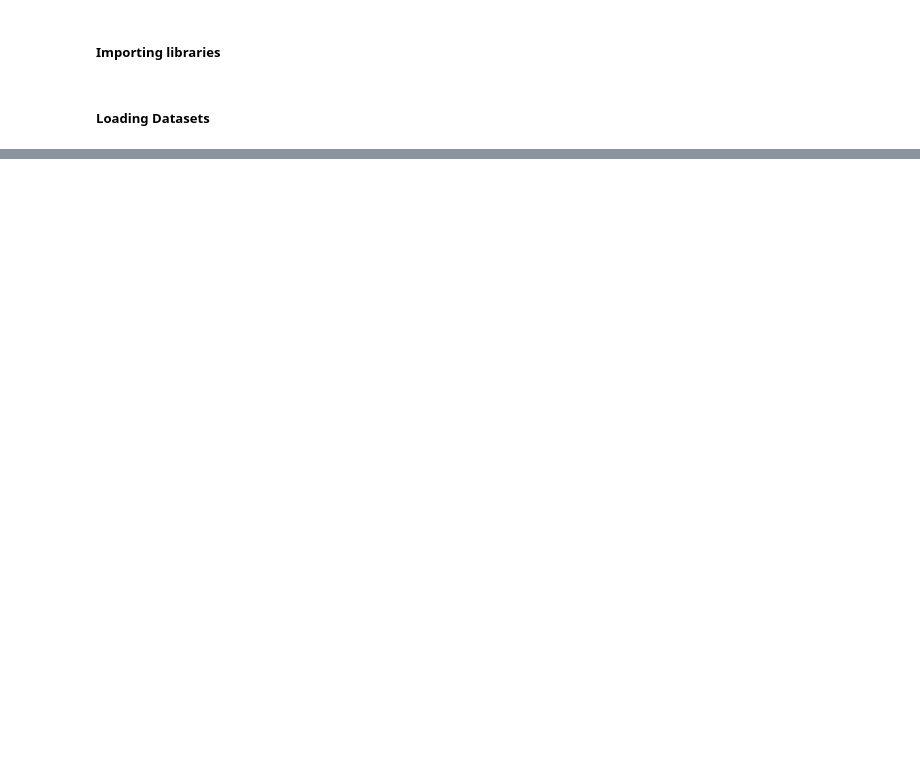
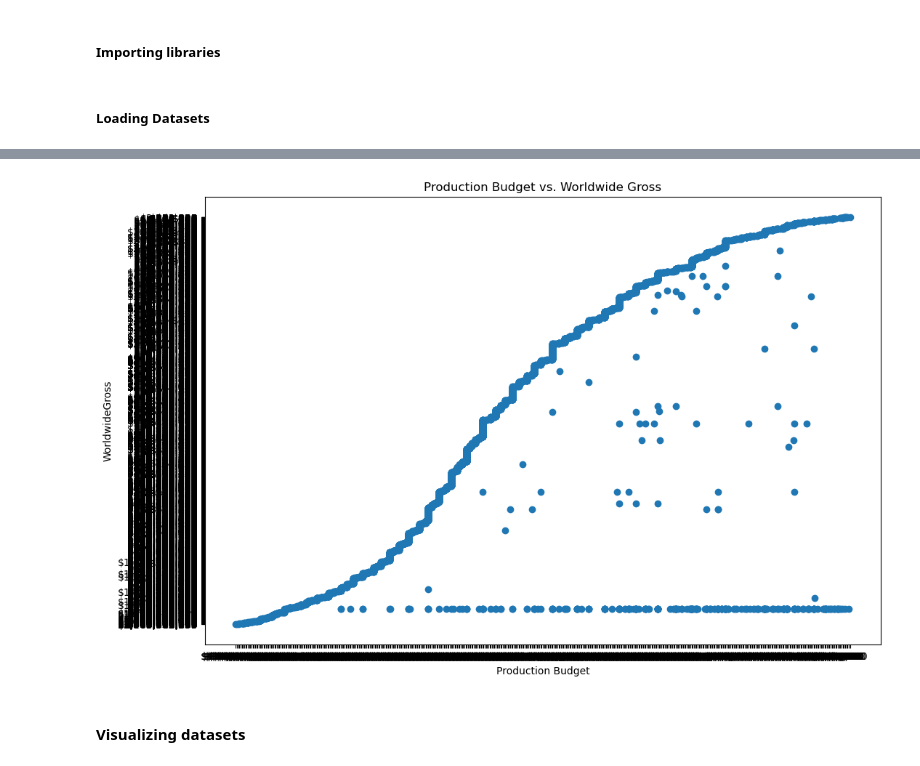
Before and after one commit to kev065/movie-studio-project, a Jupyter notebook: index.ipynb, the cells around one changed output, grey strips where cells are left out. Cells and saved outputs as stored; diff of their text form; code cells hidden in the pictures; blank space fills up the shorter version.

```diff
--- a/index.ipynb
+++ b/index.ipynb
@@ -46,0 +263,11 @@ bom_df = pd.read_csv(path)
+# %%
+plt.figure(figsize = (12,8))
+plt.scatter(movie_budgets_df['production_budget'],movie_budgets_df['worldwide_gross'])
+plt.xlabel('Production Budget')
+plt.ylabel('Worldwide Gross')
+plt.title('Production Budget vs. Worldwide Gross')
+plt.show()
+# %% [output]
+[figure, added]
+# %% [markdown]
+#### Visualizing datasets
```
Also changed, not shown: parts of 18 cells of this notebook.
